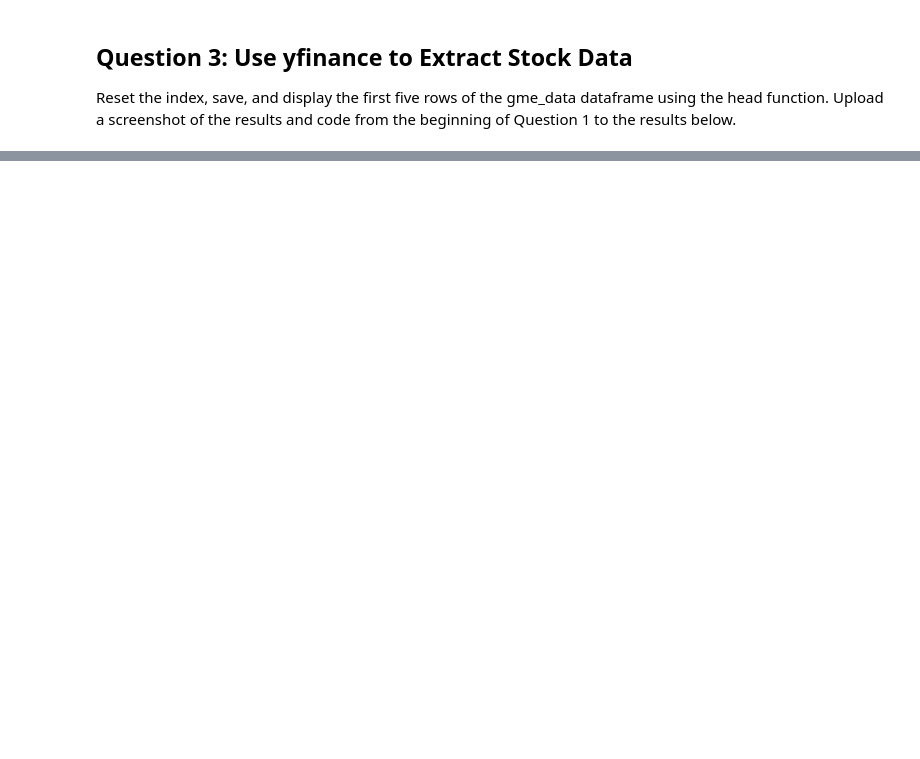
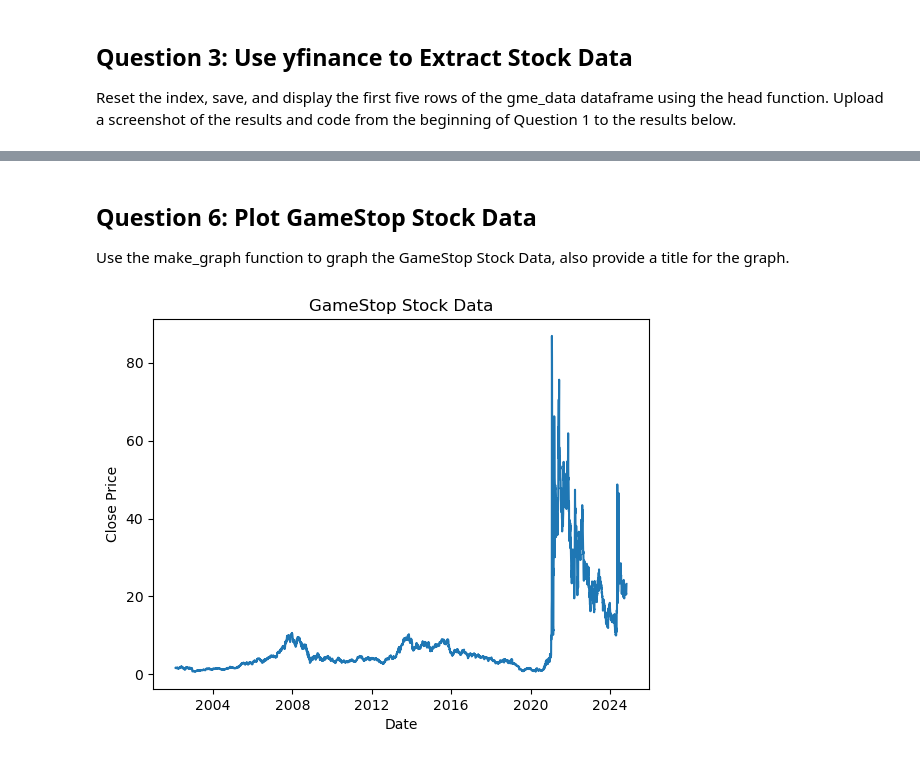
Before and after one commit to 23NNN/Tesla-Stock-Revenue-Data, a Jupyter notebook: Graduation.ipynb, the cells around one changed output, grey strips where cells are left out. Cells and saved outputs as stored; diff of their text form; code cells hidden in the pictures; blank space fills up the shorter version.

```diff
--- a/Graduation.ipynb
+++ b/Graduation.ipynb
@@ -61,0 +149,12 @@ gme = yf.Ticker("GME")
+# %% [markdown]
+## Question 6: Plot GameStop Stock Data
+
+Use the make_graph function to graph the GameStop Stock Data, also provide a title for the graph.
+# %%
+gme_data["Date"] = pd.to_datetime(gme_data["Date"])
+gme_data["Date"] = gme_data["Date"].dt.strftime("%Y-%m-%d")
+gme_data["Date"] = pd.to_datetime(gme_data["Date"])
+
+make_graph(gme_data, "GameStop Stock Data")
+# %% [output]
+[figure, added]
```
Also changed, not shown: parts of 10 cells of this notebook.
